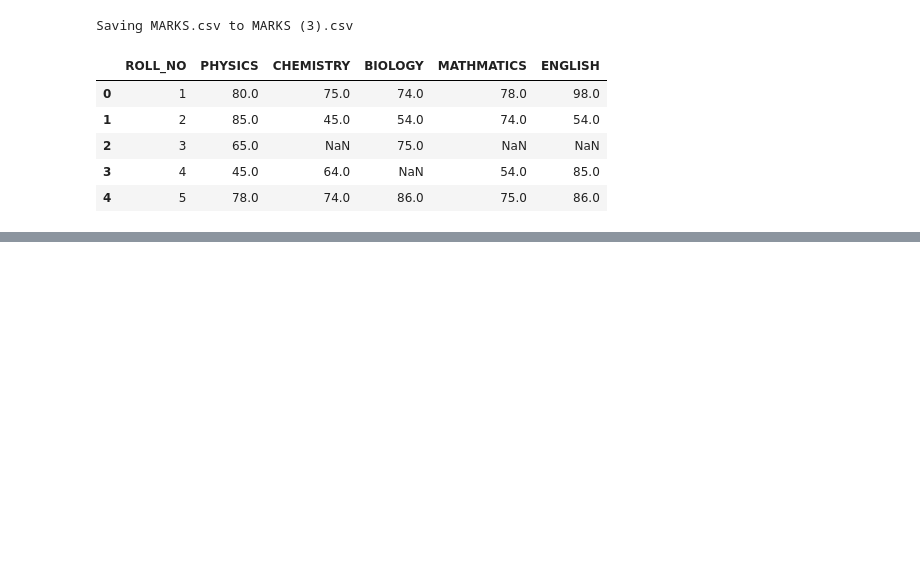
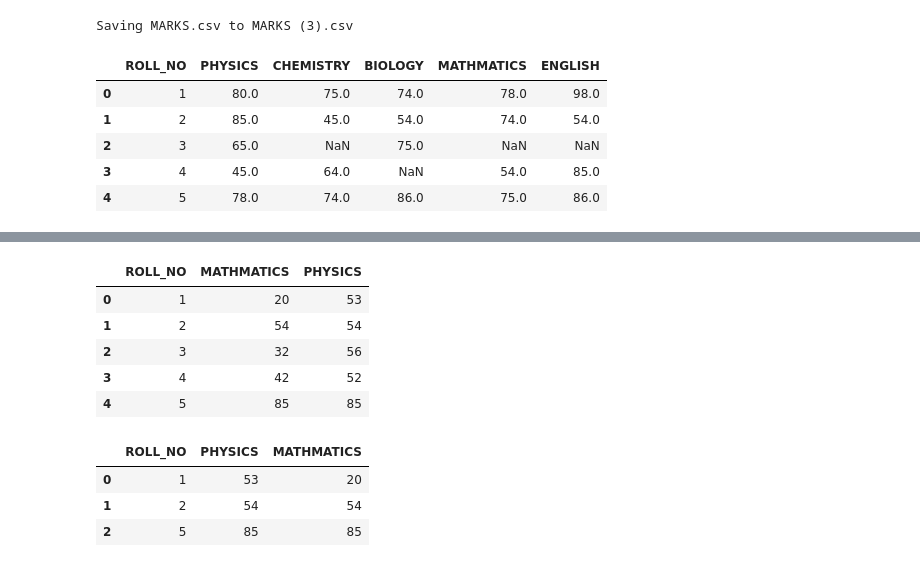
Before and after one commit to Ashish0011-ashu/OOP, a Jupyter notebook: Pandas.ipynb, the cells around one changed output, grey strips where cells are left out. Cells and saved outputs as stored; diff of their text form; code cells hidden in the pictures; blank space fills up the shorter version.

```diff
--- a/Pandas.ipynb
+++ b/Pandas.ipynb
@@ -1421,0 +1564,9 @@ Saving MARKS.csv to MARKS (3).csv
+# %%
+pd.merge(df2,df1 , on = 'ROLL_NO')
+# %% [output]
+|  | ROLL_NO | MATHMATICS | PHYSICS |
+| 0 | 1 | 20 | 53 |
+| 1 | 2 | 54 | 54 |
+| 2 | 3 | 32 | 56 |
+| 3 | 4 | 42 | 52 |
+| 4 | 5 | 85 | 85 |
@@ -1421,0 +1576,7 @@ Saving MARKS.csv to MARKS (3).csv
+# %%
+pd.merge(df3,df4)
+# %% [output]
+|  | ROLL_NO | PHYSICS | MATHMATICS |
+| 0 | 1 | 53 | 20 |
+| 1 | 2 | 54 | 54 |
+| 2 | 5 | 85 | 85 |
```
Also changed, not shown: parts of 14 cells of this notebook.
